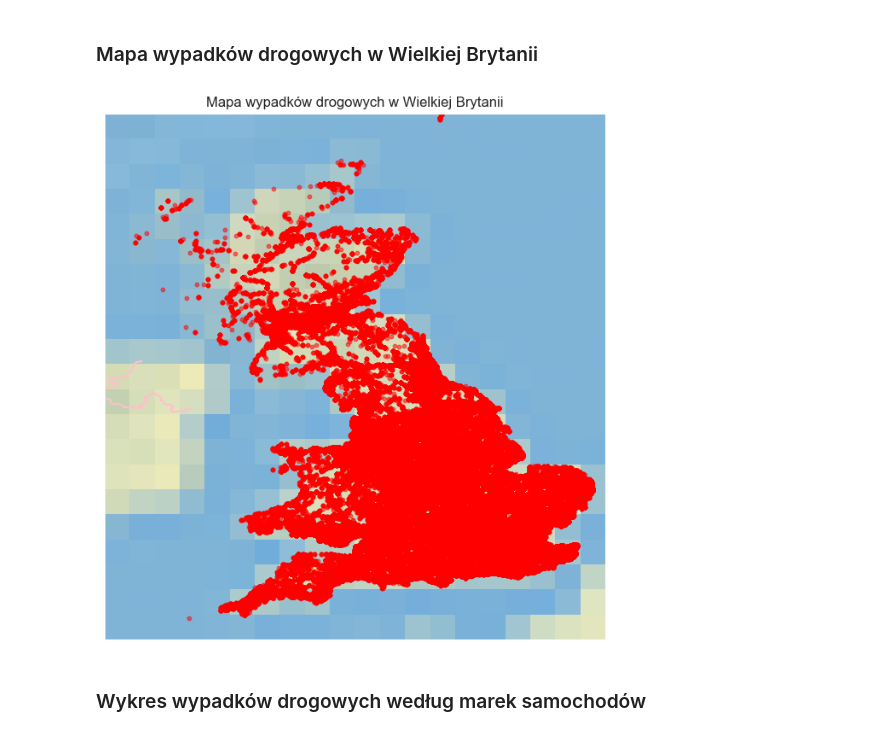
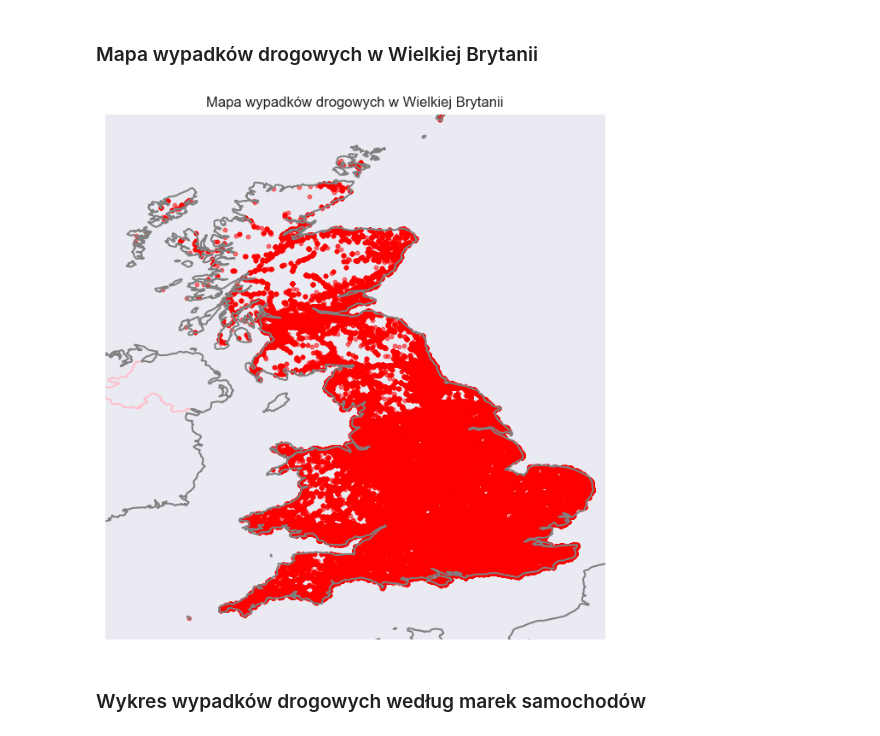
Before and after one commit to 3ldad/MOW2_Proj1, a Jupyter notebook: Analizy.ipynb, the cells around one changed output. Cells and saved outputs as stored; diff of their text form; code cells hidden in the pictures.

```diff
--- a/Analizy.ipynb
+++ b/Analizy.ipynb
@@ -329,24 +331,25 @@ plt.show()
 [figure]
 # %% [markdown]
 ### Mapa wypadków drogowych w Wielkiej Brytanii
-# %%
-# Utworzenie wykresu mapy
-plt.figure(figsize=(10, 8))
-ax = plt.axes(projection=ccrs.PlateCarree())
-ax.set_extent([-8, 2, 49.5, 60], crs=ccrs.PlateCarree())  # Ustawienie granic na Wielką Brytanię
-
-# Dodanie warstwy granic kraju na różowo
-ax.add_feature(cfeature.BORDERS.with_scale('10m'), linewidth=1.5, edgecolor='pink')
-
-ax.stock_img()
-
-# Dodanie punktów reprezentujących wypadki drogowe
-ax.scatter(Comp_data['Longitude'], Comp_data['Latitude'], transform=ccrs.PlateCarree(), color='red', alpha=0.5, s=10)
-
-plt.title('Mapa wypadków drogowych w Wielkiej Brytanii')
-plt.show()
-# %% [output]
-[figure, removed]
+# %%
+# Utworzenie wykresu mapy
+plt.figure(figsize=(10, 8))
+ax = plt.axes(projection=ccrs.PlateCarree())
+ax.set_extent([-8, 2, 49.5, 60], crs=ccrs.PlateCarree())  # Ustawienie granic na Wielką Brytanię
+
+# Dodanie warstwy granic kraju na różowo z wbudowanych danych
+ax.add_feature(cfeature.BORDERS.with_scale('10m'), linewidth=1.5, edgecolor='pink')
+
+# Dodanie warstwy granic Wielkiej Brytanii z wbudowanych danych
+ax.add_feature(cfeature.COASTLINE.with_scale('10m'), linewidth=1.5, edgecolor='gray')
+
+# Dodanie punktów reprezentujących wypadki drogowe
+ax.scatter(Comp_data['Longitude'], Comp_data['Latitude'], transform=ccrs.PlateCarree(), color='red', alpha=0.5, s=10)
+
+plt.title('Mapa wypadków drogowych w Wielkiej Brytanii')
+plt.show()
+# %% [output]
+[figure, added]
 # %% [markdown]
 ### Wykres wypadków drogowych według marek samochodów
 # %%
```
Also changed, not shown: parts of 10 cells of this notebook.
